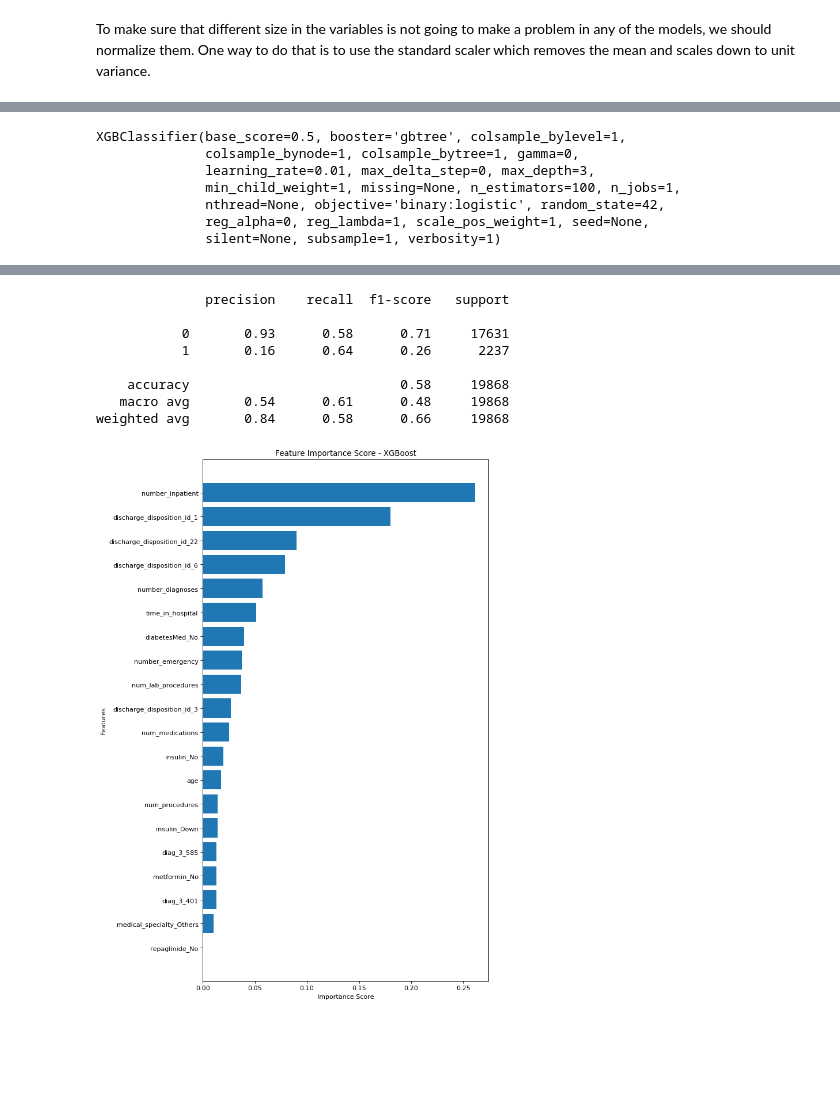
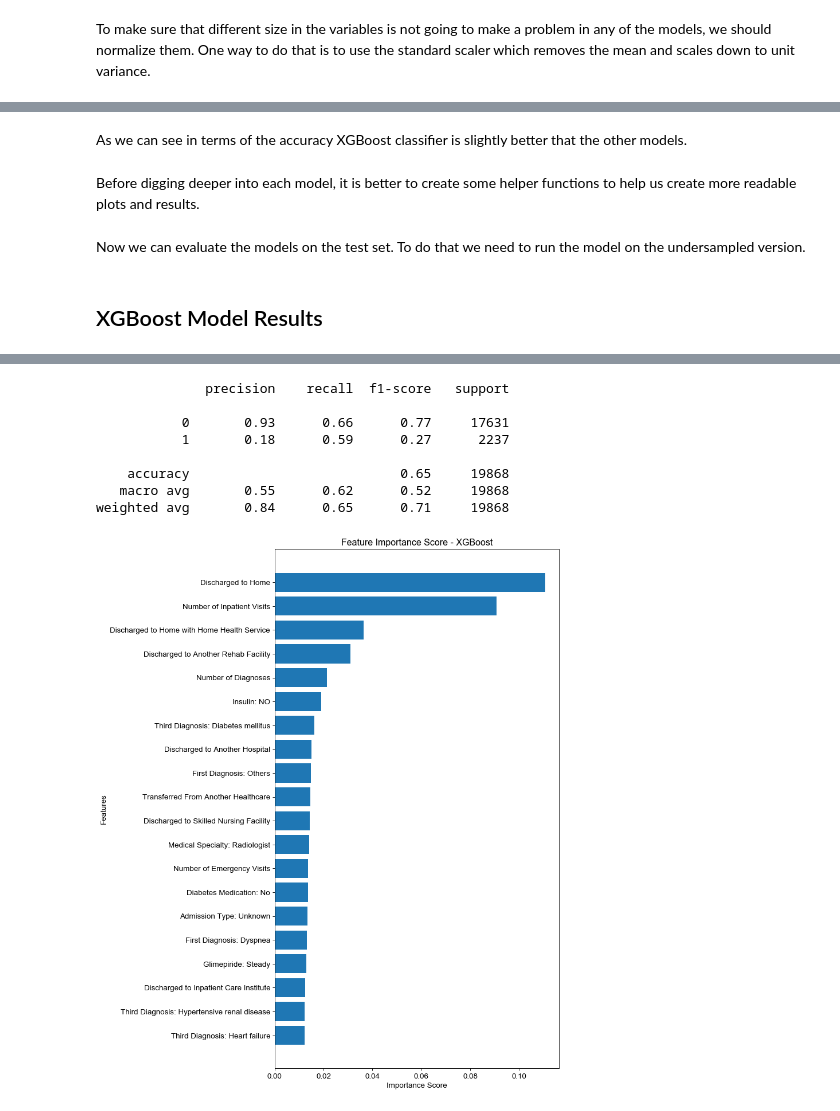
Before and after one commit to saragolesta/Complications-of-diabetes, a Jupyter notebook: Models.ipynb, the cells around one changed output, grey strips where cells are left out. Cells and saved outputs as stored; diff of their text form; code cells hidden in the pictures; blank space fills up the shorter version.

Commit message:
changed Models

```diff
--- a/Models.ipynb
+++ b/Models.ipynb
@@ -138,0 +102,4 @@ balanced_df_train.head()
+# %%
+# Shuffling the dataset
+df_train = df_train.sample(frac=1,random_state=42).reset_index(drop=True)
+df_train.head()
@@ -202,9 +159,4 @@ cv_df = pd.DataFrame(entries, columns=['model_name', 'fold_idx', 'accuracy'])
 # %%
-import seaborn as sns
-plt.rcParams['text.color'] = '#000000'
-plt.rcParams['axes.labelcolor']= '#000000'
-plt.rcParams['xtick.color'] = '#000000'
-plt.rcParams['ytick.color'] = '#000000'
 fig, ax = plt.subplots(figsize=(10,10))
 sns.boxplot(x='model_name', y='accuracy', data=cv_df,ax=ax)
 sns.stripplot(x='model_name', y='accuracy', data=cv_df,ax=ax,
@@ -225,15 +175,0 @@ mean_accs
-# %%
-import plotly.graph_objects as go
-mean_accs['accuracy'] = mean_accs['accuracy'].round(decimals = 2)
-fig = go.Figure(data=[go.Table(header=dict(values=['Model Name', 'Mean Accuracy']),
-                               cells=dict(values=[mean_accs.model_name.values, mean_accs.accuracy.values],
-    align=['left', 'center']))
-                     ])
-fig.update_layout(title={
-        'text': "Random Undersampling" ,
-        'y':0.8,
-        'x':0.5,
-        'xanchor': 'center',
-        'yanchor': 'top'}, width=550, height=300)
-
-fig.show()
@@ -241,0 +176,4 @@ fig.show()
+# %% [markdown]
+As we can see in terms of the accuracy XGBoost classifier is slightly better that the other models.
+# %% [markdown]
+Before digging deeper into each model, it is better to create some helper functions to help us create more readable plots and results.
@@ -253,24 +230,18 @@ def print_results(y_test, y_pred):
 # %%
-def plot_important_features(model, column_names, num_features, plot_title, first_or_last = 'first'):
+# Helper function to print the important features based on 'weight' (counting
+# the number of times a feature is used in all generated trees)
+def plot_important_features(model, column_names, num_features, plot_title):
 
-    if model.__class__.__name__ == 'LogisticRegression':
-        feature_importances = model.coef_[0]
-    else:
-        feature_importances = model.feature_importances_
+    feature_importances = model.feature_importances_
 
     feature_importances = pd.DataFrame(feature_importances,
                                        index = column_names,
                                         columns=['importance']).sort_values('importance',
                                                                             ascending=False)
     ylocs = np.arange(num_features)
-    if first_or_last == 'last':
-        values_to_plot = feature_importances.iloc[-num_features:].values.ravel()
-        feature_labels = list(feature_importances.iloc[-num_features:].index)
 
-    else:
-        # get the feature importance for top num and sort in reverse order
-        values_to_plot = feature_importances.iloc[:num_features].values.ravel()[::-1]
-        feature_labels = list(feature_importances.iloc[:num_features].index)[::-1]
+    values_to_plot = feature_importances.iloc[:num_features].values.ravel()[::-1]
+    feature_labels = map_labels(pd.Series(feature_importances.iloc[:num_features].index))[::-1]
 
     plt.figure(num=None, figsize=(8, 15), dpi=80, facecolor='w', edgecolor='k');
     plt.barh(ylocs, values_to_plot, align = 'center')
@@ -279,4 +250,6 @@ def plot_important_features(model, column_names, num_features, plot_title, first
     plt.title(plot_title)
     plt.yticks(ylocs, feature_labels)
     plt.show()
+# %% [markdown]
+Now we can evaluate the models on the test set. To do that we need to run the model on the undersampled version.
 # %%
@@ -283,19 +257,12 @@ def plot_important_features(model, column_names, num_features, plot_title, first
 undersample = RandomUnderSampler(random_state=42)
 X_train_us, y_train_us = undersample.fit_resample(X_train_tf, y_train)
 X_train_us, y_train_us = shuffle(X_train_us, y_train_us, random_state=42)
-# %%
-# selection_model = XGBClassifier(learning_rate=0.1, max_depth=2,n_estimators=400)
-xgb_model = models[3]
-xgb_model.fit(X_train_us, y_train_us)
-# %% [output]
-XGBClassifier(base_score=0.5, booster='gbtree', colsample_bylevel=1,
-              colsample_bynode=1, colsample_bytree=1, gamma=0,
-              learning_rate=0.01, max_delta_step=0, max_depth=3,
-              min_child_weight=1, missing=None, n_estimators=100, n_jobs=1,
-              nthread=None, objective='binary:logistic', random_state=42,
-              reg_alpha=0, reg_lambda=1, scale_pos_weight=1, seed=None,
-              silent=None, subsample=1, verbosity=1)
+# %% [markdown]
+## XGBoost Model Results
 # %%
+# XGBoost results on the test set
+xgb_model = models[2]
+xgb_model.fit(X_train_us, y_train_us)
 xgb_y_pred = xgb_model.predict(X_test_tf)
 print_results(y_test, xgb_y_pred)
 plot_important_features(xgb_model, list(all_X_train.columns), 20, 'Feature Importance Score - XGBoost')
@@ -304,12 +271,12 @@ plot_important_features(xgb_model, list(all_X_train.columns), 20, 'Feature Impor
               precision    recall  f1-score   support
 
-           0       0.93      0.58      0.71     17631
-           1       0.16      0.64      0.26      2237
+           0       0.93      0.66      0.77     17631
+           1       0.18      0.59      0.27      2237
 
-    accuracy                           0.58     19868
-   macro avg       0.54      0.61      0.48     19868
-weighted avg       0.84      0.58      0.66     19868
+    accuracy                           0.65     19868
+   macro avg       0.55      0.62      0.52     19868
+weighted avg       0.84      0.65      0.71     19868
-[figure, old version]
+[figure, new version]
 # %%
 roc_auc_score(y_test, xgb_y_pred)
 # %% [output]
```
Also changed, not shown: parts of 73 cells of this notebook, 1 other file.
